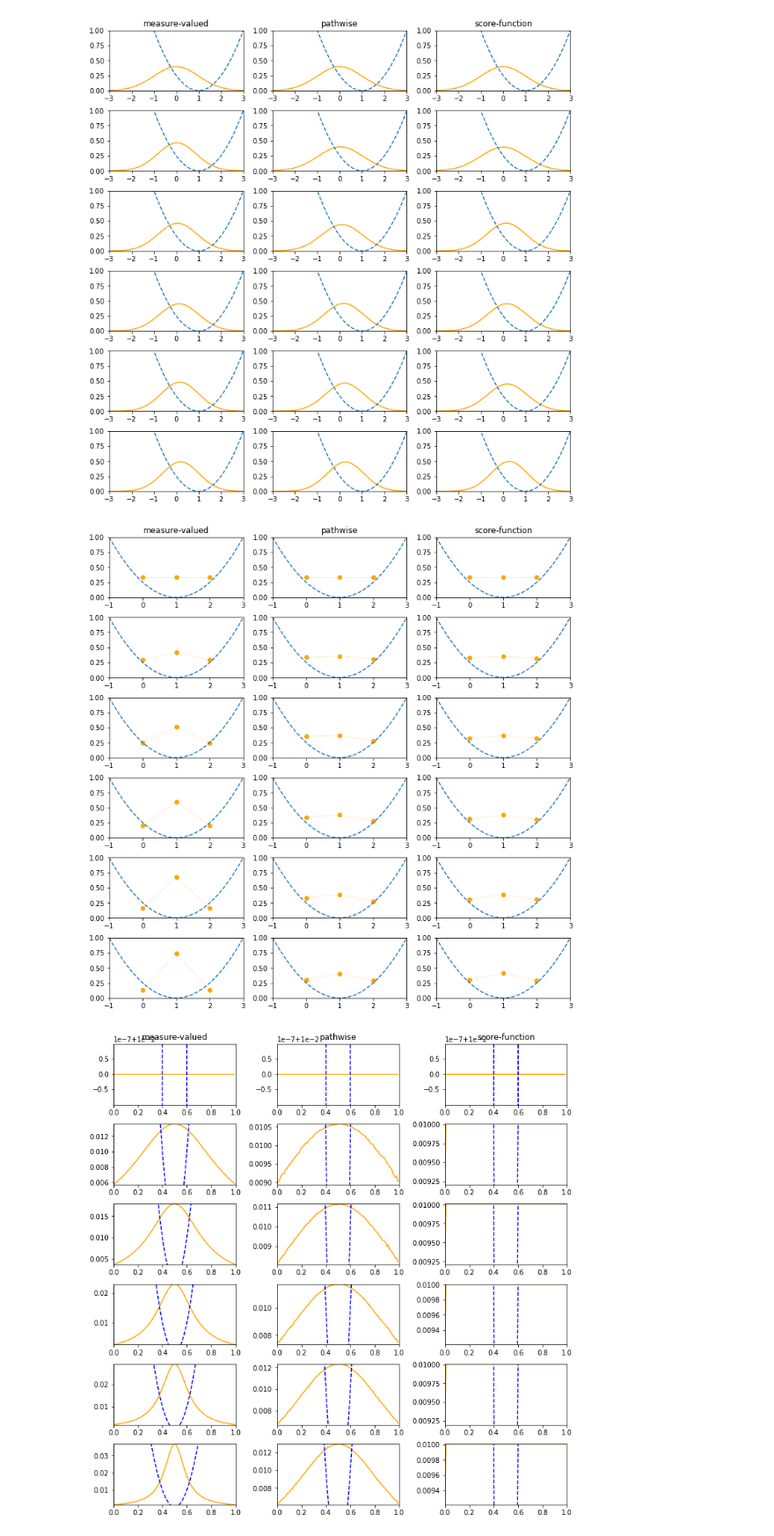
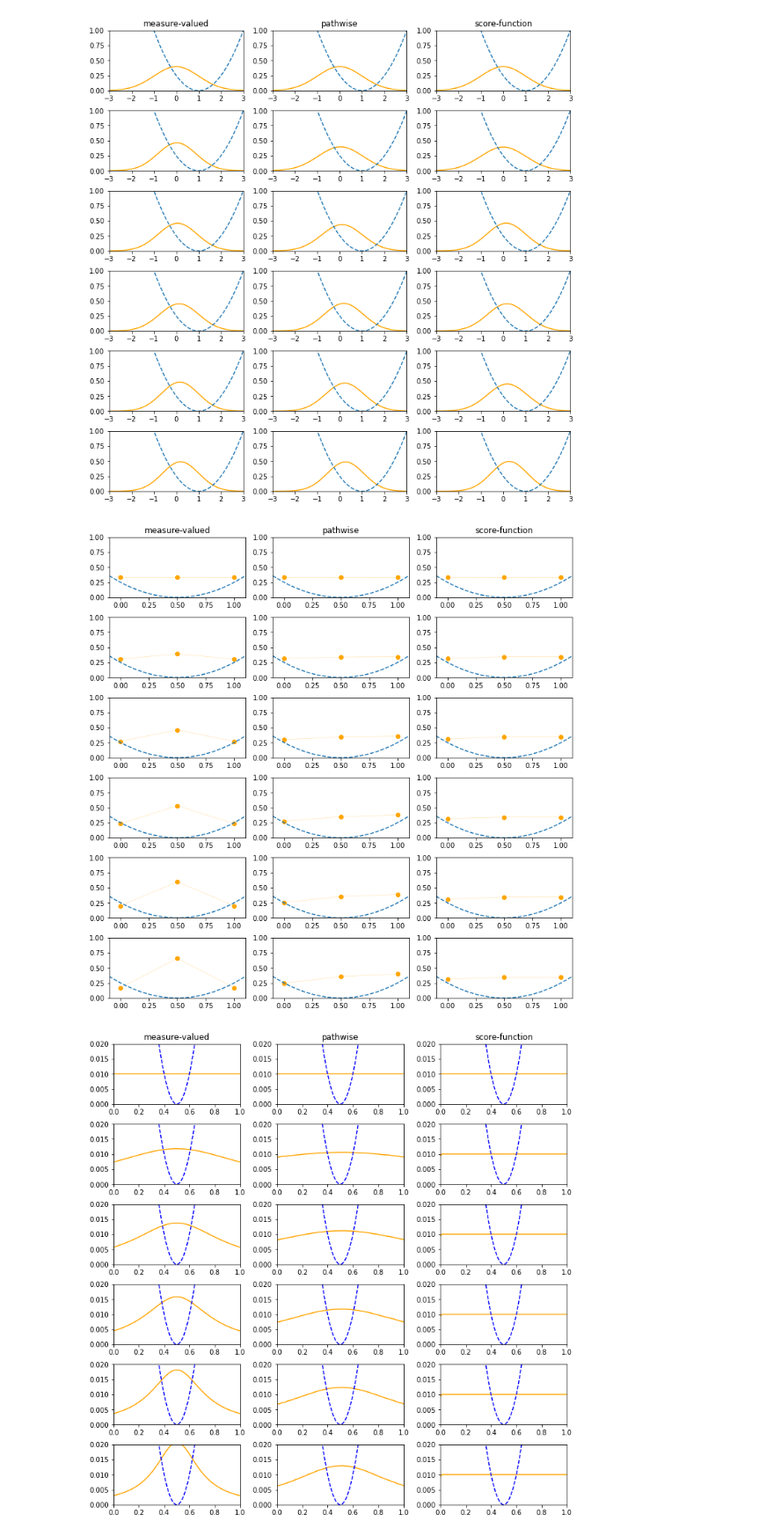
Before and after one commit to M8is/master-thesis-code, a Jupyter notebook: notebooks/plot-polynomial-pdfs.ipynb, the cells around one changed output. Shown at 88% size. Saved outputs shown, nothing was run; the diff lists cells and outputs as text; code cells hidden in the pictures.

Commit message:
Categorical experiments

```diff
--- a/notebooks/plot-polynomial-pdfs.ipynb
+++ b/notebooks/plot-polynomial-pdfs.ipynb
@@ -64,8 +64,8 @@ plt.show()
 # %% [output]
 [figure]
 # %%
-loss_space = torch.linspace(-1, 3, 300)
-loss_fn = TrainPolynomial.quadratic_flat(loss_space)
+loss_space = torch.linspace(-0.1, 1.1, 200)
+loss_fn = TrainPolynomial.quadratic(loss_space)
 
 cat_3_models = load_models(Path('results', 'polynomial', 'cat_3'))
 fig = plt.figure(figsize=(10, 10), constrained_layout=True)
@@ -99,50 +99,48 @@ for path, model in cat_3_models:
     axis.set_ylim(0, 1)
     axis.set_xlim(loss_space.min(), loss_space.max())
 
-plt.savefig(plot_dir / 'categoricals.pdf')
-plt.savefig(plot_dir / 'categoricals.png')
+plt.savefig(plot_dir / 'categoricals_3.pdf')
+plt.savefig(plot_dir / 'categoricals_3.png')
 plt.show()
 # %% [output]
-[figure, old version]
+[figure, new version]
 # %%
-eps = 1e-7
 loss_space = torch.linspace(0, 1, 100)
 loss_fn = TrainPolynomial.quadratic(loss_space)
 
 cat_100_models = load_models(Path('results', 'polynomial', 'cat_100'))
-cat_100_models = cat_100_models
 fig = plt.figure(figsize=(10, 10), constrained_layout=True)
 axs = fig.subplots(len(cat_100_models) // 3, 3)
 
 axs[0,0].set_title(MVEstimator.name())
 axs[0,1].set_title(PathwiseEstimator.name())
 axs[0,2].set_title(SFEstimator.name())
 
 for path, model in cat_100_models:
     name, iterations = path.stem.split('_')
     iterations = int(iterations) // 2000
 
     distribution = model.cpu().encode(_)
     x, pdf = distribution.pdf()
 
     if name == MVEstimator.name():
         col = 0
     elif name == PathwiseEstimator.name():
         col = 1
     elif name == SFEstimator.name():
         col = 2
     else:
         raise ValueError(f"Unknown name {name}.")
 
     axis = axs[iterations, col]
 
-    axis.plot(x / distribution.params.size()[-1], pdf, color='orange')
+    axis.plot(x, pdf, color='orange')
     axis.plot(loss_space, loss_fn, linestyle='dashed', color='blue')
-    axis.set_ylim(pdf.min() - eps, pdf.max() + eps)
+    axis.set_ylim(0.00, 0.02)
     axis.set_xlim(loss_space.min(), loss_space.max())
 
-plt.savefig(plot_dir / 'categoricals.pdf')
-plt.savefig(plot_dir / 'categoricals.jpg')
+plt.savefig(plot_dir / 'categoricals_100.pdf')
+plt.savefig(plot_dir / 'categoricals_100.jpg')
 plt.show()
 # %% [output]
-[figure, old version]
+[figure, new version]
```
Also changed, not shown: parts of 1 cell of this notebook, 3 other files.
